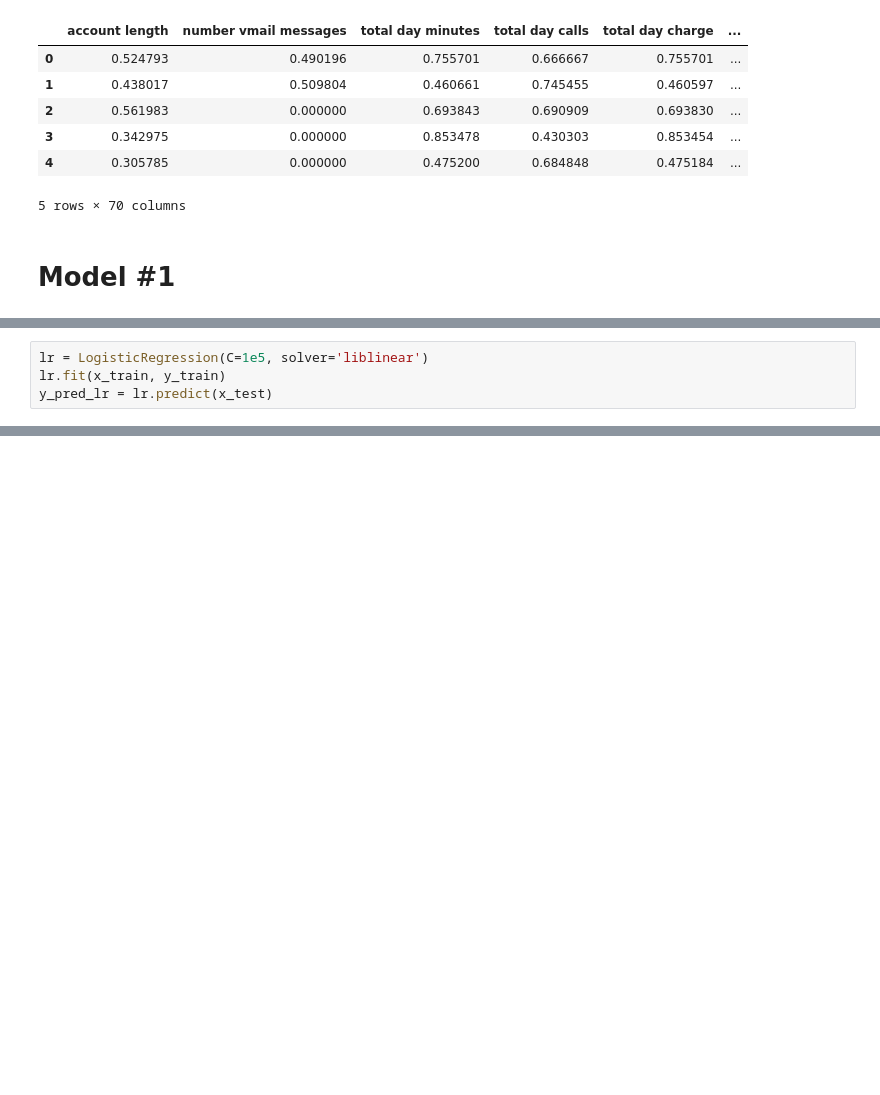
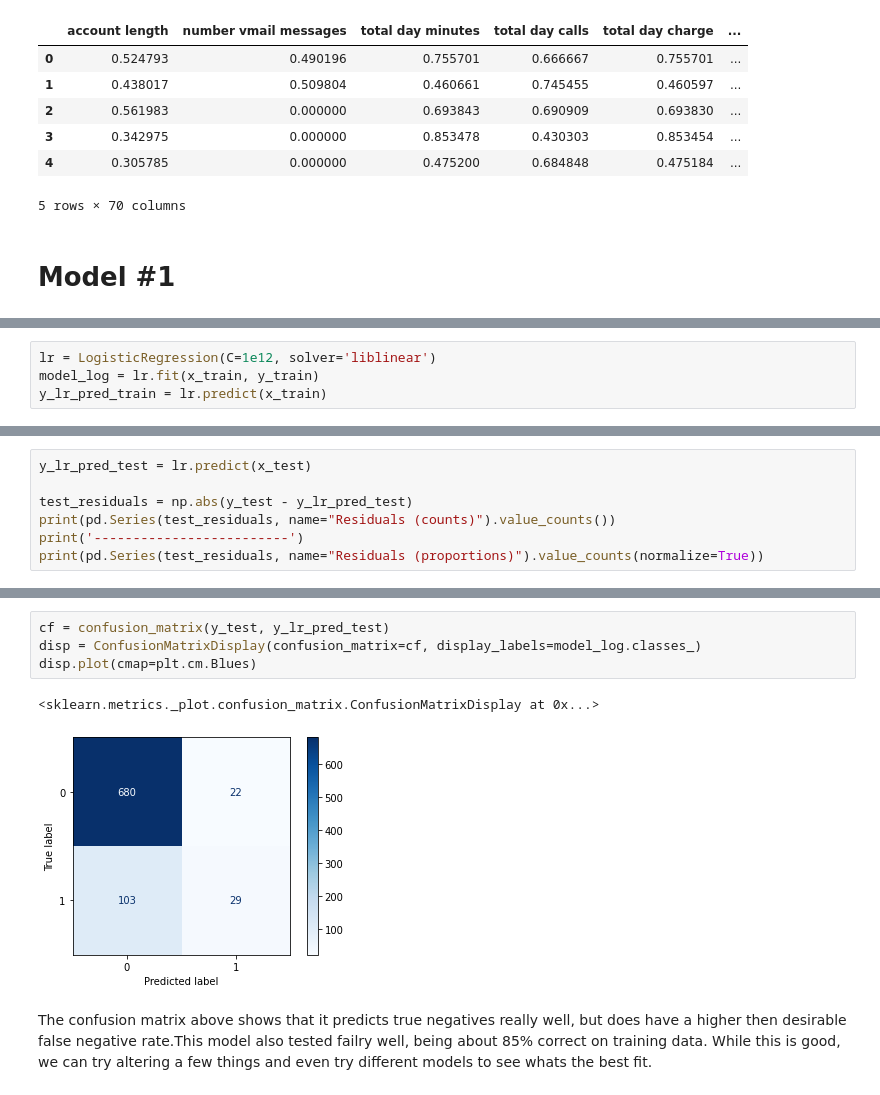
Before and after one commit to Djohnson1313/Predicting_customer_churn, a Jupyter notebook: predicting_customer_churn.ipynb, the cells around one changed output, grey strips where cells are left out. Cells and saved outputs as stored; diff of their text form; blank space fills up the shorter version.

Commit message:
finished model 1

```diff
--- a/predicting_customer_churn.ipynb
+++ b/predicting_customer_churn.ipynb
@@ -546,4 +509,4 @@ strong multicollinearity or other numerical problems.
 # %%
-lr = LogisticRegression(C=1e5, solver='liblinear')
-lr.fit(x_train, y_train)
-y_pred_lr = lr.predict(x_test)
+lr = LogisticRegression(C=1e12, solver='liblinear')
+model_log = lr.fit(x_train, y_train)
+y_lr_pred_train = lr.predict(x_train)
@@ -588,0 +531,7 @@ Logit Regression Results
+# %%
+y_lr_pred_test = lr.predict(x_test)
+
+test_residuals = np.abs(y_test - y_lr_pred_test)
+print(pd.Series(test_residuals, name="Residuals (counts)").value_counts())
+print('-------------------------')
+print(pd.Series(test_residuals, name="Residuals (proportions)").value_counts(normalize=True))
@@ -588,0 +548,9 @@ Logit Regression Results
+# %%
+cf = confusion_matrix(y_test, y_lr_pred_test)
+disp = ConfusionMatrixDisplay(confusion_matrix=cf, display_labels=model_log.classes_)
+disp.plot(cmap=plt.cm.Blues)
+# %% [output]
+<sklearn.metrics._plot.confusion_matrix.ConfusionMatrixDisplay at 0x...>
+[figure, added]
+# %% [markdown]
+The confusion matrix above shows that it predicts true negatives really well, but does have a higher then desirable false negative rate.This model also tested failry well, being about 85% correct on training data. While this is good, we can try altering a few things and even try different models to see whats the best fit.
```
Also changed, not shown: parts of 17 cells of this notebook.
